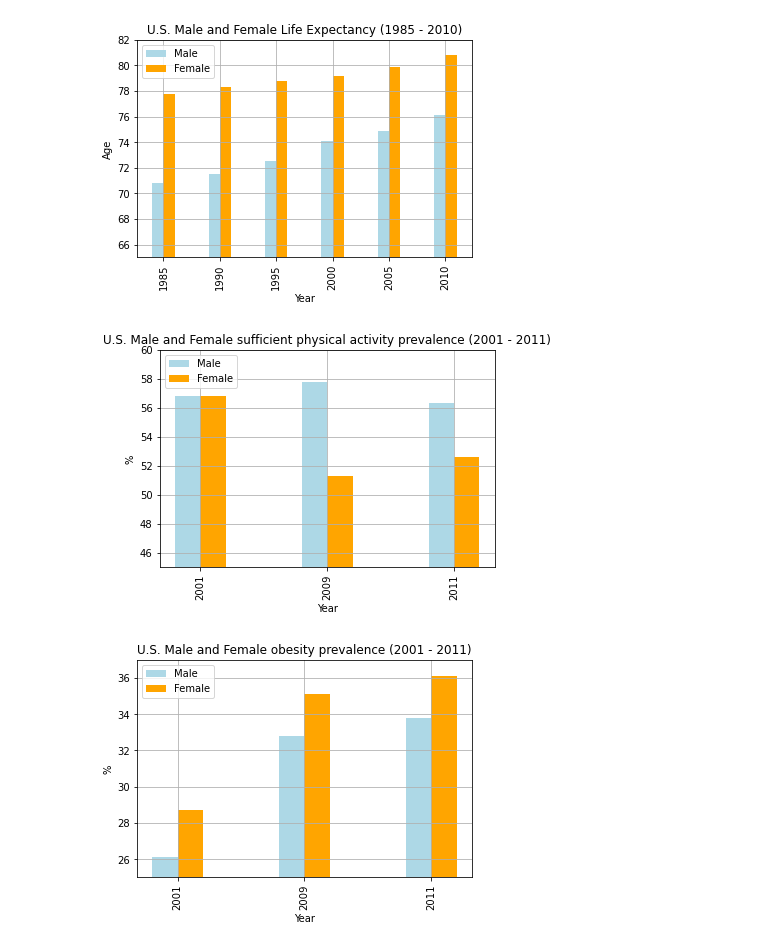
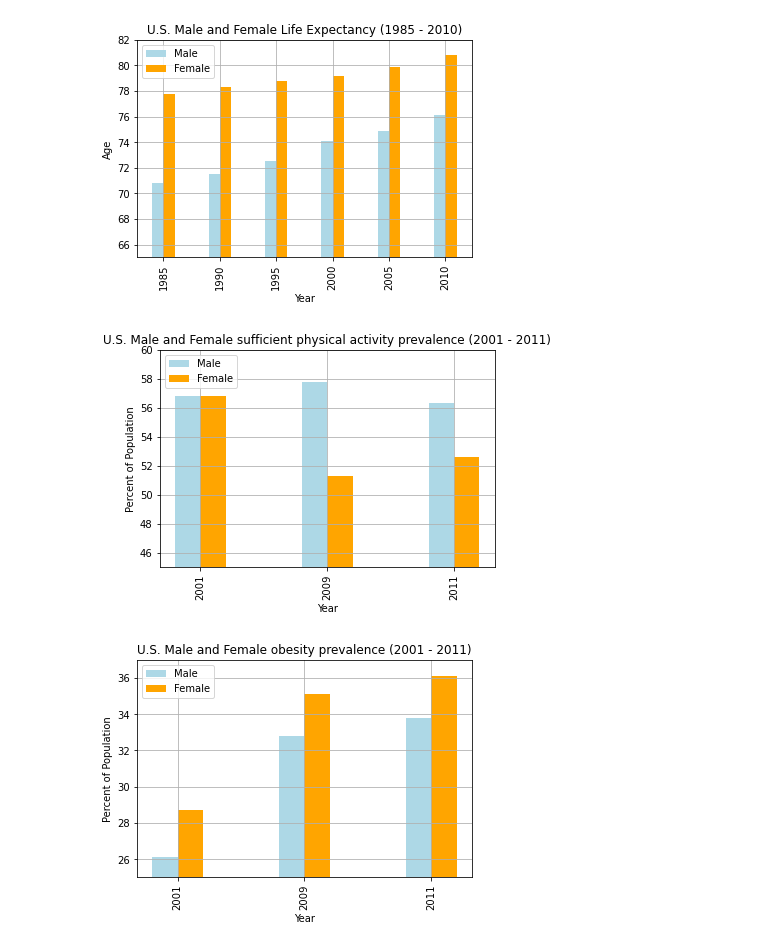
Before and after one commit to Mvillarreal88/State-of-Survival, a Jupyter notebook: Sandbox/Dillon/us-charts.ipynb, the cells around one changed output. Cells and saved outputs as stored; diff of their text form; code cells hidden in the pictures.

```diff
--- a/Sandbox/Dillon/us-charts.ipynb
+++ b/Sandbox/Dillon/us-charts.ipynb
@@ -107,7 +107,7 @@ plt.bar(x, female_PA, width, color='orange')
 # # Set Title and labels
 plt.title('U.S. Male and Female sufficient physical activity prevalence (2001 - 2011)')
 plt.xlabel('Year')
-plt.ylabel('%')
+plt.ylabel('Percent of Population')
 plt.grid()
 # plt.xlim(-0.25, len(x_axis))
 plt.ylim(45, 60)
@@ -120,36 +120,36 @@ plt.legend(Gender,loc=2)
 plt.savefig('output_data/Male and Female sufficient physical activity prevalence (2001 - 2011).png', bbox_inches='tight')
 plt.show()
 # %% [output]
-[figure, old version]
+[figure, new version]
 # %%
 x = np.arange(3)
 
 male_obes = [us_obes_df['Male obesity prevalence, 2001 (%)'][0],
             us_obes_df['Male obesity prevalence, 2009 (%)'][0],
             us_obes_df['Male obesity  prevalence, 2011* (%)'][0]]
 
 female_obes = [us_obes_df['Female obesity prevalence, 2001 (%)'][0],
             us_obes_df['Female obesity  prevalence, 2009 (%)'][0],
             us_obes_df['Female obesity prevalence, 2011* (%)'][0]]
 width = 0.2
 
 # plot data in grouped manner of bar type
 plt.bar(x-0.2, male_obes, width, color='lightblue')
 plt.bar(x, female_obes, width, color='orange')
 # # Set Title and labels
 plt.title('U.S. Male and Female obesity prevalence (2001 - 2011)')
 plt.xlabel('Year')
-plt.ylabel('%')
+plt.ylabel('Percent of Population')
 plt.grid()
 # plt.xlim(-0.25, len(x_axis))
 plt.ylim(25, 37)
 x_axis = np.arange(len(male_obes))
 Gender=['Male','Female']
 labels = [2001, 2009, 2011]
 tick_locations = [value-0.1 for value in x_axis]
 plt.xticks(tick_locations, labels, rotation="vertical")
 plt.legend(Gender,loc=2)
 plt.savefig('output_data/Male and Female obesity prevalence (2001 - 2011).png', bbox_inches='tight')
 plt.show()
 # %% [output]
-[figure, old version]
+[figure, new version]
```
Also changed, not shown: 7 other files.
